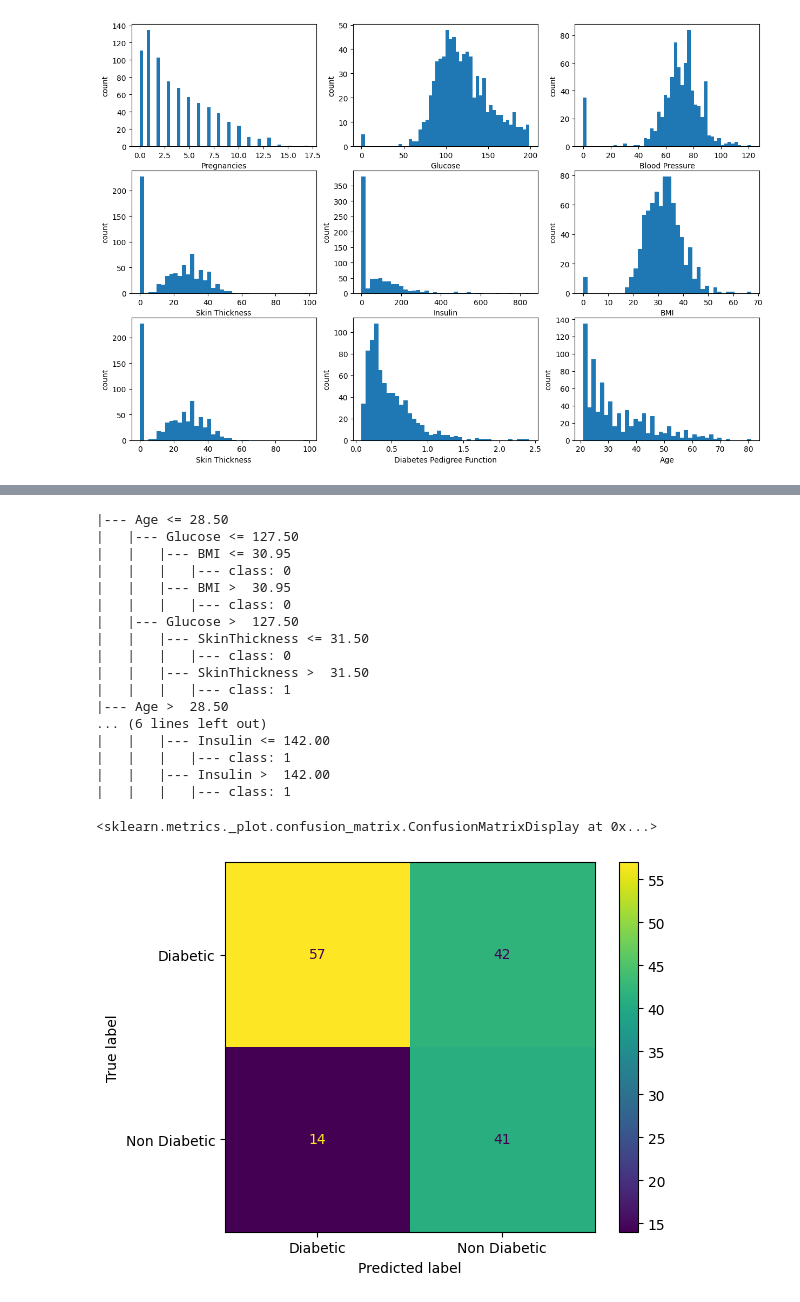
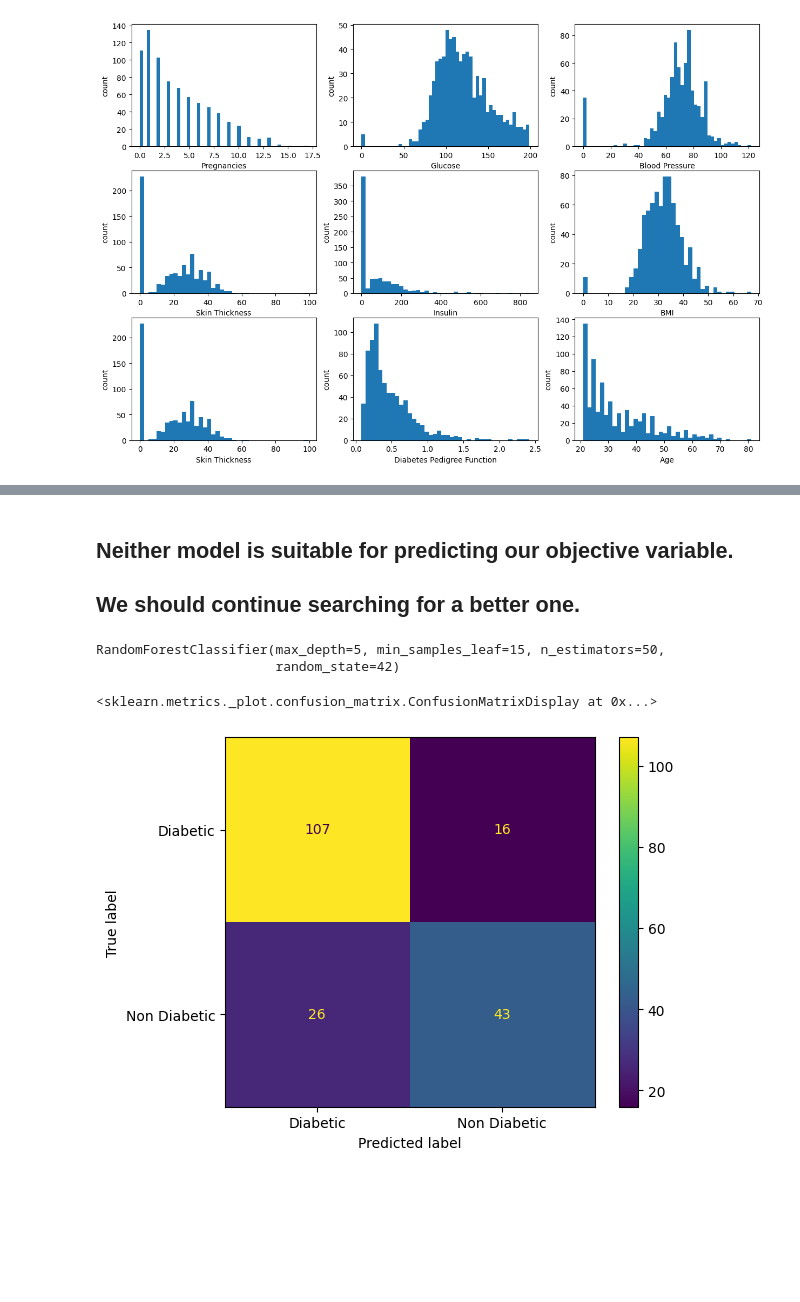
Before and after one commit to agustinluj/decision-tree-project-random-forest, a Jupyter notebook: src/explore.ipynb, the cells around one changed output, grey strips where cells are left out. Saved outputs shown, nothing was run; the diff lists cells and outputs as text; code cells hidden in the pictures; blank space fills up the shorter version.

```diff
--- a/src/explore.ipynb
+++ b/src/explore.ipynb
@@ -302,2 +184,0 @@ plt.show()
-# %%
-X_train, X_test, y_train, y_test = tts(df.drop('Outcome', axis=1), df.Outcome, test_size=0.2, random_state=42)
@@ -312,0 +185,7 @@ y_pred_test_simple = simple_tree.predict(X_test)
+# %%
+# Genero dos modelos de random forest de clasificacion, uno simple y otro complejo y les paso los datos de entrenamiento
+simple_rf = RandomForestClassifier(n_estimators=5, random_state=42, max_depth=2, min_samples_leaf=20)
+complex_rf = RandomForestClassifier(n_estimators=100, random_state=42, max_depth=20, min_samples_leaf=1)
+
+simple_rf.fit(X_train, y_train)
+complex_rf.fit(X_train, y_train)
@@ -383,28 +290,24 @@ plt.show()
-# %%
-text_representation = export_text(simple_tree, feature_names=list(X_train.columns))
-print(text_representation)
-# %% [output]
-|--- Age <= 28.50
-|   |--- Glucose <= 127.50
-|   |   |--- BMI <= 30.95
-|   |   |   |--- class: 0
-|   |   |--- BMI >  30.95
-|   |   |   |--- class: 0
-|   |--- Glucose >  127.50
-|   |   |--- SkinThickness <= 31.50
-|   |   |   |--- class: 0
-|   |   |--- SkinThickness >  31.50
-|   |   |   |--- class: 1
-|--- Age >  28.50
-... (6 lines left out)
-|   |   |--- Insulin <= 142.00
-|   |   |   |--- class: 1
-|   |   |--- Insulin >  142.00
-|   |   |   |--- class: 1
+# %% [markdown]
+## Neither model is suitable for predicting our objective variable.
+## We should continue searching for a better one.
+# %%
+# simple_rf = RandomForestClassifier(n_estimators=5, random_state=42, max_depth=2, min_samples_leaf=20)
+# complex_rf = RandomForestClassifier(n_estimators=100, random_state=42, max_depth=20, min_samples_leaf=1)
+# mid_complex_rf = RandomForestClassifier(n_estimators=50, random_state=42, max_depth=8, min_samples_leaf=20)
+
+# Pruebo un intermedio entre los 2 previos
+mid_complex_rf = RandomForestClassifier(n_estimators=50, random_state=42, max_depth=5, min_samples_leaf=15)
+mid_complex_rf.fit(X_train, y_train)
+# %% [output]
+RandomForestClassifier(max_depth=5, min_samples_leaf=15, n_estimators=50,
+                       random_state=42)
+# %%
+mid_complex_rf_predict_train = mid_complex_rf.predict(X_train)
+mid_complex_rf_predict_test = mid_complex_rf.predict(X_test)
 # %%
-cm = confusion_matrix(y_test, y_pred_test_simple)
+cm = confusion_matrix(y_test, mid_complex_rf_predict_test)
 disp = ConfusionMatrixDisplay(confusion_matrix=cm, display_labels=['Diabetic', 'Non Diabetic'])
 disp.plot()
 # %% [output]
 <sklearn.metrics._plot.confusion_matrix.ConfusionMatrixDisplay at 0x...>
-[figure, old version]
+[figure, new version]
```
Also changed, not shown: parts of 43 cells of this notebook.
